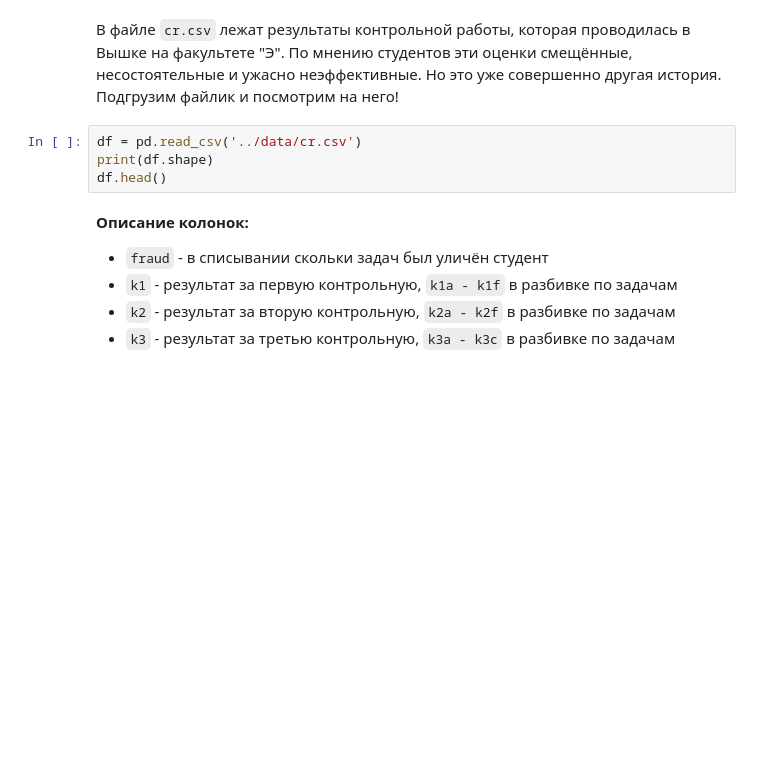
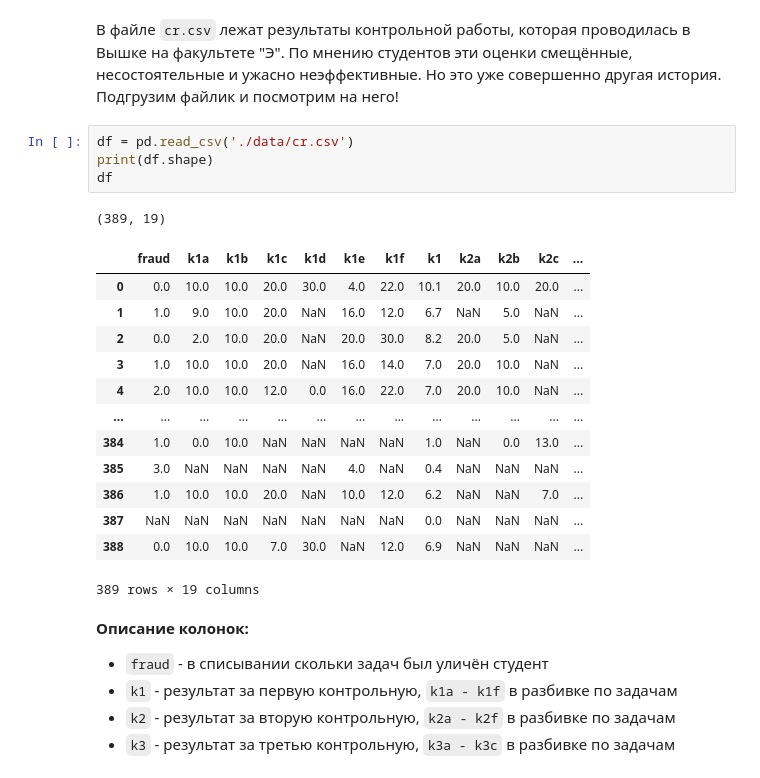
Before and after one commit to disimhot/hse_stat, a Jupyter notebook: Ефимова_ЕС_hw2.ipynb, the cells around one changed output. Drawn from its saved outputs; the diff is of its cells as text; blank space fills up the shorter version.

```diff
--- a/Ефимова_ЕС_hw2.ipynb
+++ b/Ефимова_ЕС_hw2.ipynb
@@ -584,9 +739,24 @@ df['count'].mean(), df['count'].var()
 # %% [markdown]
 В файле `cr.csv` лежат результаты контрольной работы, которая проводилась в Вышке на факультете "Э".  По мнению студентов эти оценки смещённые, несостоятельные и ужасно неэффективные. Но это уже совершенно другая история. Подгрузим файлик и посмотрим на него!
 # %%
-df = pd.read_csv('../data/cr.csv')
+df = pd.read_csv('./data/cr.csv')
 print(df.shape)
-df.head()
+df
+# %% [output]
+(389, 19)
+|  | fraud | k1a | k1b | k1c | k1d | k1e | k1f | k1 | k2a | k2b | k2c | ... |
+| 0 | 0.0 | 10.0 | 10.0 | 20.0 | 30.0 | 4.0 | 22.0 | 10.1 | 20.0 | 10.0 | 20.0 | ... |
+| 1 | 1.0 | 9.0 | 10.0 | 20.0 | NaN | 16.0 | 12.0 | 6.7 | NaN | 5.0 | NaN | ... |
+| 2 | 0.0 | 2.0 | 10.0 | 20.0 | NaN | 20.0 | 30.0 | 8.2 | 20.0 | 5.0 | NaN | ... |
+| 3 | 1.0 | 10.0 | 10.0 | 20.0 | NaN | 16.0 | 14.0 | 7.0 | 20.0 | 10.0 | NaN | ... |
+| 4 | 2.0 | 10.0 | 10.0 | 12.0 | 0.0 | 16.0 | 22.0 | 7.0 | 20.0 | 10.0 | NaN | ... |
+| ... | ... | ... | ... | ... | ... | ... | ... | ... | ... | ... | ... | ... |
+| 384 | 1.0 | 0.0 | 10.0 | NaN | NaN | NaN | NaN | 1.0 | NaN | 0.0 | 13.0 | ... |
+| 385 | 3.0 | NaN | NaN | NaN | NaN | 4.0 | NaN | 0.4 | NaN | NaN | NaN | ... |
+| 386 | 1.0 | 10.0 | 10.0 | 20.0 | NaN | 10.0 | 12.0 | 6.2 | NaN | NaN | 7.0 | ... |
+| 387 | NaN | NaN | NaN | NaN | NaN | NaN | NaN | 0.0 | NaN | NaN | NaN | ... |
+| 388 | 0.0 | 10.0 | 10.0 | 7.0 | 30.0 | NaN | 12.0 | 6.9 | NaN | NaN | NaN | ... |
+389 rows × 19 columns
 # %% [markdown]
 __Описание колонок:__
 
```
Also changed, not shown: parts of 57 cells of this notebook, 2 other files.
